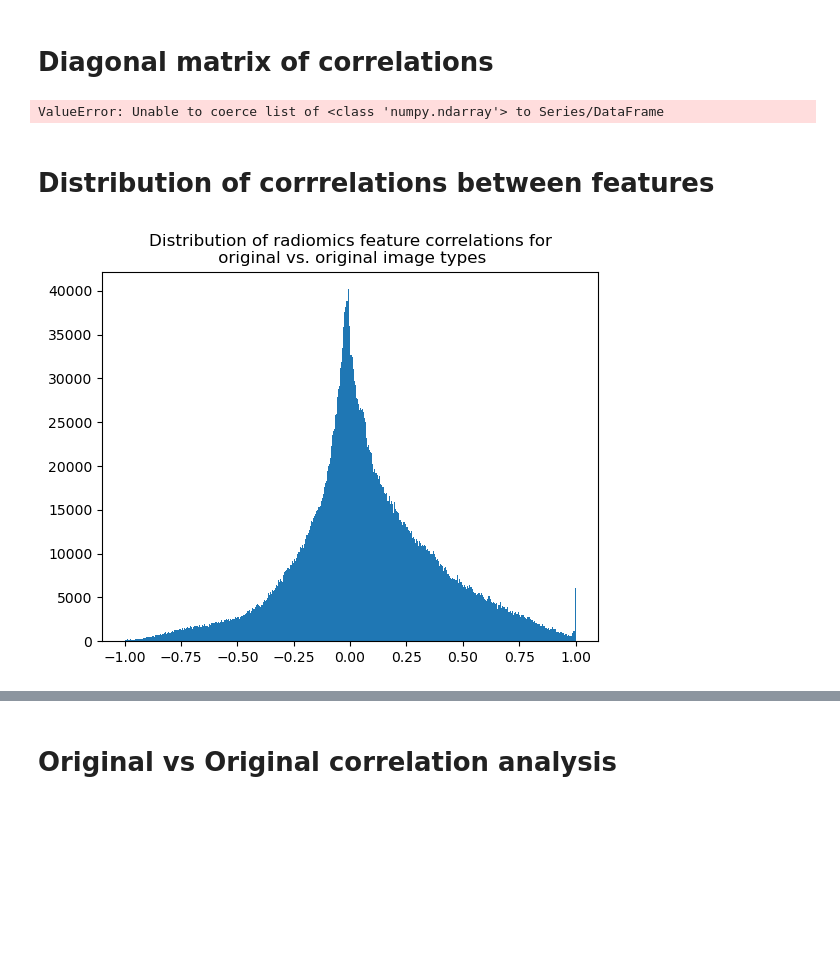
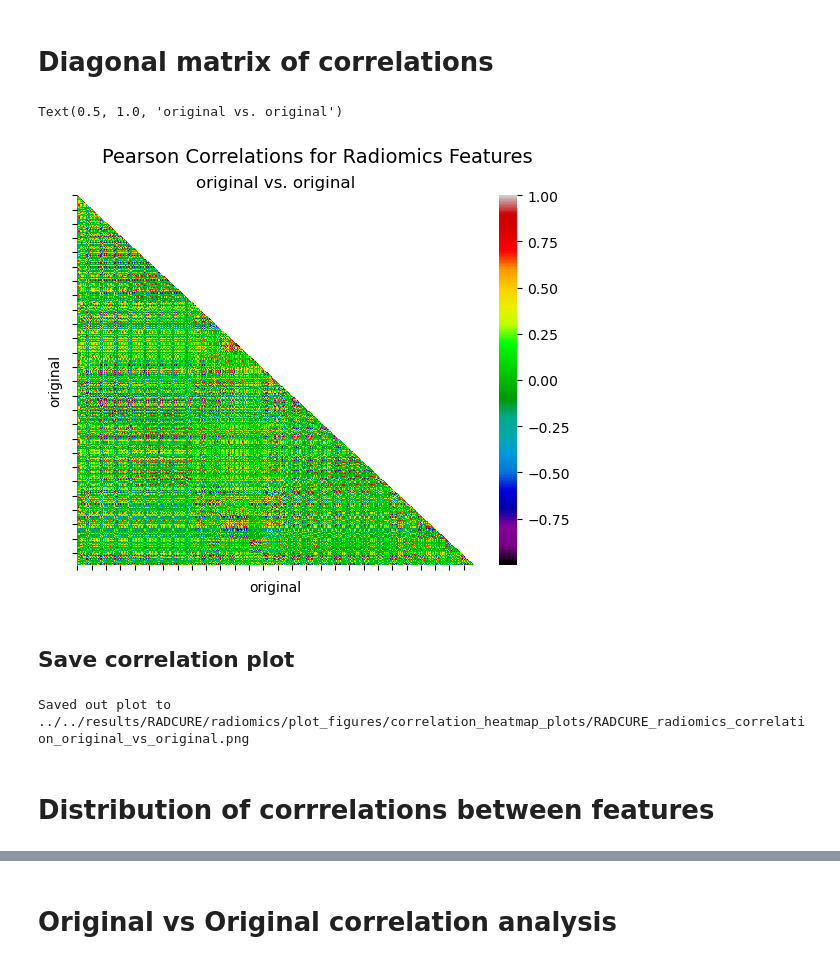
Before and after one commit to bhklab/analyze_readii_outputs, a Jupyter notebook: workflow/notebooks/correlation_analysis.ipynb, the cells around one changed output, grey strips where cells are left out. Cells and saved outputs as stored; diff of their text form; code cells hidden in the pictures; blank space fills up the shorter version.

Commit message:
feat: plotting/saving diagonal correlation heatmap and distribution histogram

```diff
--- a/workflow/notebooks/correlation_analysis.ipynb
+++ b/workflow/notebooks/correlation_analysis.ipynb
@@ -61,34 +57,49 @@ feature_set_horizontal = "original"
 vertical_features = image_feature_sets[feature_set_vertical]
 horizontal_features = image_feature_sets[feature_set_horizontal]
 
+# Select method
+correlation_method = "pearson"
+
 # Calculate Pearson correlation matrix
 feature_correlation_matrix = getFeatureCorrelations(vertical_features = vertical_features,
                                                     horizontal_features = horizontal_features,
-                                                    method = "pearson",
+                                                    method = correlation_method,
                                                     vertical_feature_name=feature_set_vertical,
                                                     horizontal_feature_name=feature_set_horizontal)
 # %% [markdown]
 # Diagonal matrix of correlations
-# %%
-# Get lower triangle of correlation matrix
-diagonal_correlation_matrix = np.tril(feature_correlation_matrix)
-lower_half_idx = np.mask_indices(len(feature_correlation_matrix), np.tril)
-
-diagonal_plot = sns.heatmap(diagonal_correlation_matrix,
-                            mask = lower_half_idx,
-                             cmap="nipy_spectral")
-diagonal_plot.set(xlabel=feature_set_horizontal, ylabel=feature_set_vertical, xticklabels=[], yticklabels=[])
-# %% [output]
-ValueError: Unable to coerce list of <class 'numpy.ndarray'> to Series/DataFrame
+# %%
+# Get lower triangle of correlation matrix to mask out in the figure
+upper_triangle_mask = np.triu(feature_correlation_matrix)
+
+corr_fig, corr_ax = plt.subplots()
+
+# Plot diagonal correlation matrix
+corr_ax = sns.heatmap(feature_correlation_matrix,
+                            mask = upper_triangle_mask,
+                            cmap="nipy_spectral")
+
+# Remove the individual feature names from the axes
+corr_ax.set_xticklabels(labels=[])
+corr_ax.set_yticklabels(labels=[])
+
+# Set axis labels
+corr_ax.set_xlabel(f"{feature_set_horizontal}")
+corr_ax.set_ylabel(f"{feature_set_vertical}")
+
+plt.suptitle(f"{correlation_method.capitalize()} Correlations for {extraction_method.capitalize()} Features", fontsize=14)
+plt.title(f"{feature_set_vertical} vs. {feature_set_horizontal}", fontsize=12)
+# %% [output]
+Text(0.5, 1.0, 'original vs. original')
+[figure, added]
+# %% [markdown]
+## Save correlation plot
+# %%
+diagonal_plot_name = f"{dataset_name}_{extraction_method}_correlation_{feature_set_vertical}_vs_{feature_set_horizontal}.png"
+diagonal_plot_output_dir_path = f"../../results/{dataset_name}/{extraction_method}/plot_figures/correlation_heatmap_plots"
+
+savePlotFigure(corr_fig, diagonal_plot_name, diagonal_plot_output_dir_path, dataset_name)
+# %% [output]
+Saved out plot to ../../results/RADCURE/radiomics/plot_figures/correlation_heatmap_plots/RADCURE_radiomics_correlation_original_vs_original.png
 # %% [markdown]
 # Distribution of corrrelations between features
-# %%
-# flatten the correlation matrix to a vector
-diagonal_matrix_values = diagonal_correlation_matrix[lower_half_idx]
-
-correlation_distribution = np.histogram(diagonal_matrix_values, bins=100)
-plt.hist(diagonal_matrix_values, bins='auto')
-plt.title(f"Distribution of {extraction_method} feature correlations for\n {feature_set_vertical} vs. {feature_set_horizontal} image types")
-plt.show()
-# %% [output]
-[figure, removed]
```
Also changed, not shown: parts of 7 cells of this notebook.
